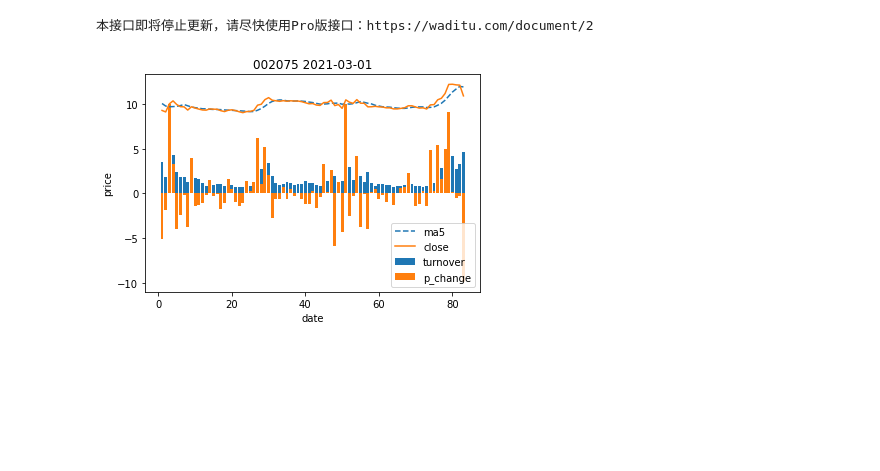
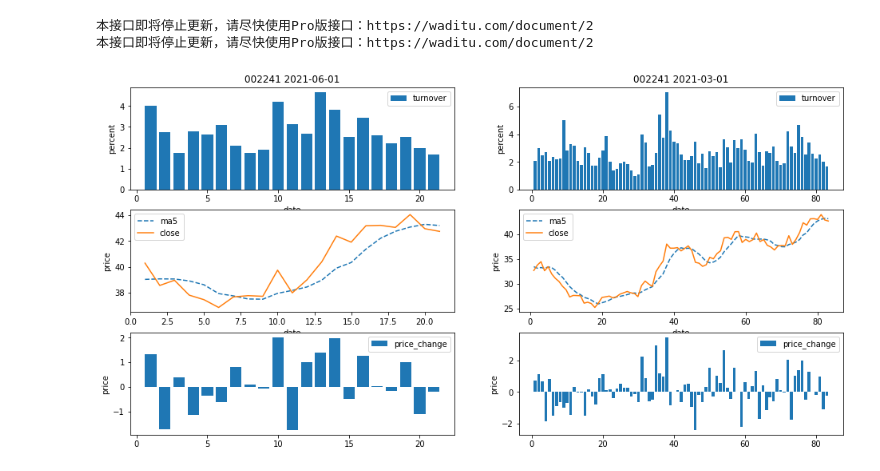
Before and after one commit to Alfxjx/quant, a Jupyter notebook: stocks.ipynb, the cells around one changed output. Saved outputs shown, nothing was run; the diff lists cells and outputs as text; code cells hidden in the pictures; blank space fills up the shorter version.

```diff
--- a/stocks.ipynb
+++ b/stocks.ipynb
@@ -43,6 +91,7 @@ pltStock("002241", "2021-03-01", ['turnover','ma5','p_change','close'])
-# %%
-# 沙钢
-pltStock("002075", "2021-03-01", ['turnover','ma5','p_change','close'])
-# %% [output]
-本接口即将停止更新，请尽快使用Pro版接口：https://waditu.com/document/2
-[figure, removed]
+# %%
+# 歌尔
+pltStock2("002241", start6,start3, col)
+# %% [output]
+本接口即将停止更新，请尽快使用Pro版接口：https://waditu.com/document/2
+本接口即将停止更新，请尽快使用Pro版接口：https://waditu.com/document/2
+[figure, added]
```
Also changed, not shown: parts of 15 cells of this notebook.
